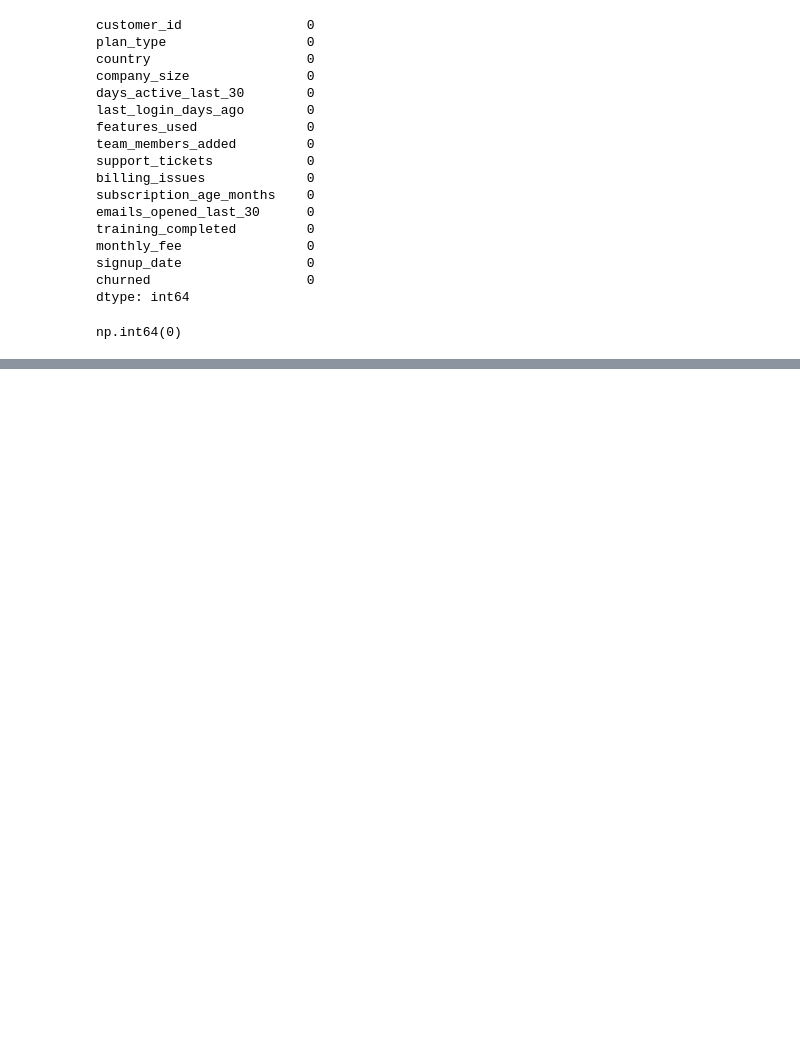
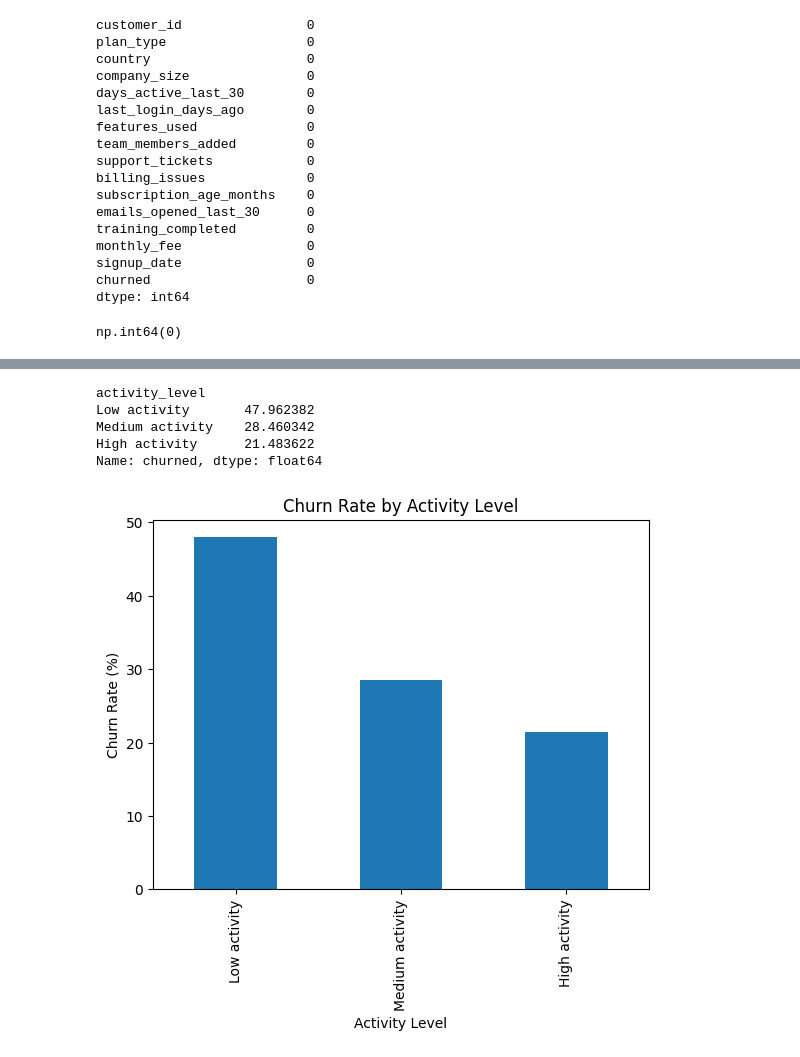
Before and after one commit to Toluwalase-Taiwo/retentionIQ, a Jupyter notebook: notebooks/eda_analysis.ipynb, the cells around one changed output, grey strips where cells are left out. Drawn from its saved outputs; the diff is of its cells as text; code cells hidden in the pictures; blank space fills up the shorter version.

```diff
--- a/notebooks/eda_analysis.ipynb
+++ b/notebooks/eda_analysis.ipynb
@@ -96,0 +136,26 @@ KeyError: 'churn'
+# %%
+# First create activity groups:
+df["activity_level"] = pd.cut(
+    df["days_active_last_30"],
+    bins=[-1, 4, 14, 30],
+    labels=["Low activity", "Medium activity", "High activity"]
+)
+
+# Then analyse churn by activity level:
+
+churn_by_activity = df.groupby("activity_level")["churned"].mean() * 100
+churn_by_activity
+# %% [output]
+activity_level
+Low activity       47.962382
+Medium activity    28.460342
+High activity      21.483622
+Name: churned, dtype: float64
+# %%
+churn_by_activity.plot(kind="bar")
+plt.title("Churn Rate by Activity Level")
+plt.ylabel("Churn Rate (%)")
+plt.xlabel("Activity Level")
+plt.show()
+# %% [output]
+[figure, added]
```
Also changed, not shown: parts of 51 cells of this notebook, 2 other files.
